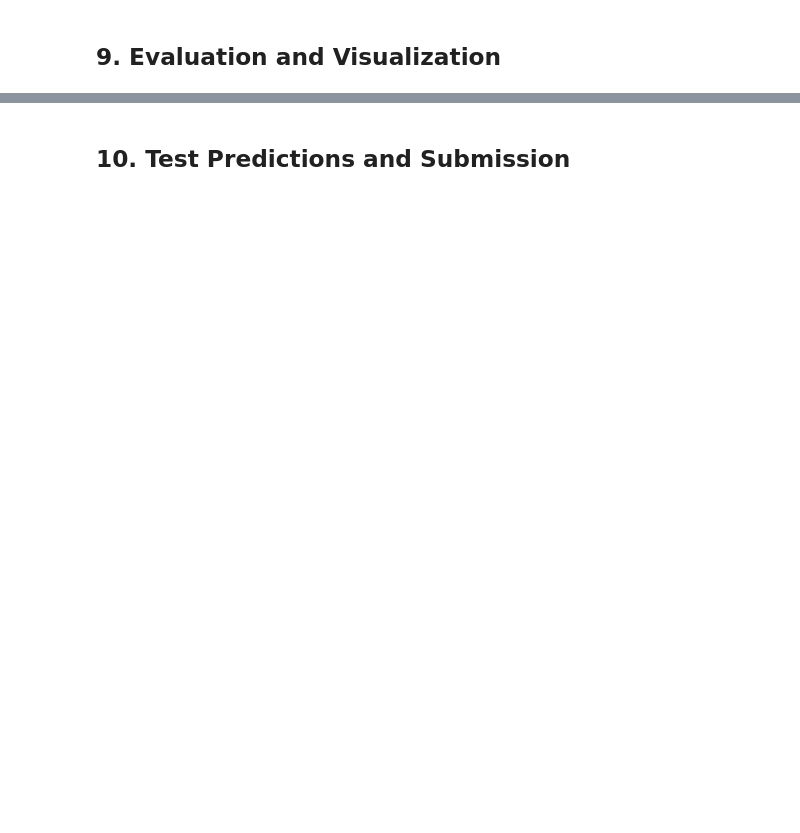
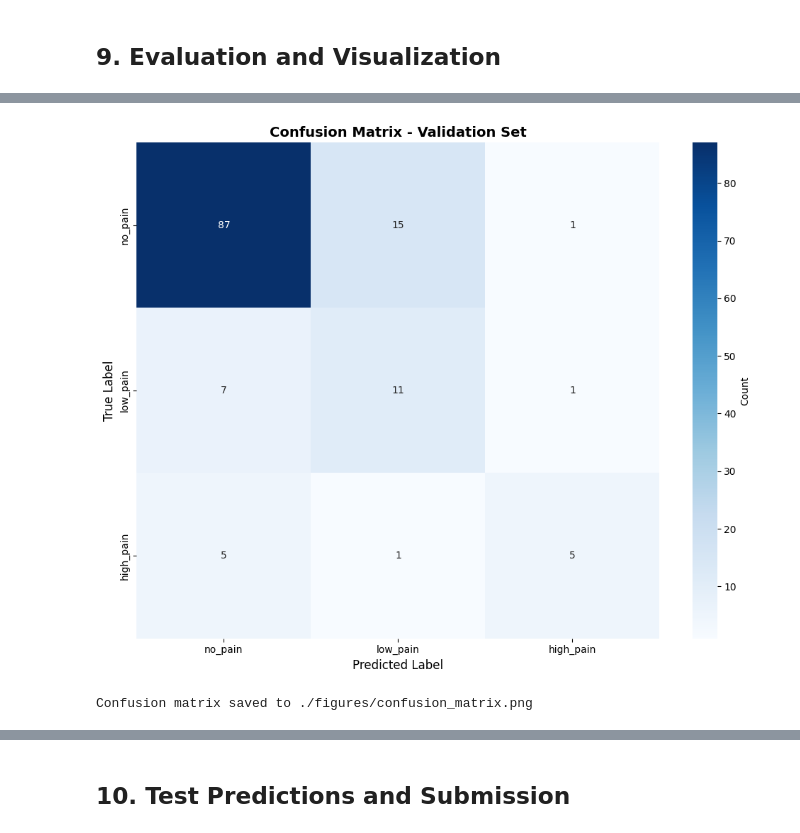
Before and after one commit to FilippoSaccomano/Cracking-Pain-Levels-from-Time-Series-Signals, a Jupyter notebook: pain_classification_pipeline.ipynb, the cells around one changed output, grey strips where cells are left out. Drawn from its saved outputs; the diff is of its cells as text; code cells hidden in the pictures; blank space fills up the shorter version.

```diff
--- a/pain_classification_pipeline.ipynb
+++ b/pain_classification_pipeline.ipynb
@@ -47,3 +775,22 @@ def build_model(input_shape, num_classes, units1=128, units2=64, head_units=64,
 # %%
-# Confusion Matrixy_val_pred = best_model.predict(X_val, verbose=0).argmax(axis=1)cm = confusion_matrix(y_val, y_val_pred)plt.figure(figsize=(10, 8))sns.heatmap(cm, annot=True, fmt='d', cmap='Blues',             xticklabels=range(num_classes),             yticklabels=range(num_classes),            cbar_kws={'label': 'Count'})plt.xlabel('Predicted Label', fontsize=12)plt.ylabel('True Label', fontsize=12)plt.title('Confusion Matrix - Validation Set', fontsize=14, fontweight='bold')plt.tight_layout()plt.savefig('./figures/confusion_matrix.png', dpi=300, bbox_inches='tight')plt.show()print("Confusion matrix saved to ./figures/confusion_matrix.png")
+# Confusion Matrix
+y_val_pred = best_model.predict(X_val, verbose=0).argmax(axis=1)
+cm = confusion_matrix(y_val, y_val_pred, labels=range(num_classes))
+label_names = [id_to_label[i] for i in range(num_classes)]
+
+plt.figure(figsize=(10, 8))
+sns.heatmap(cm, annot=True, fmt='d', cmap='Blues',
+            xticklabels=label_names,
+            yticklabels=label_names,
+            cbar_kws={'label': 'Count'})
+plt.xlabel('Predicted Label', fontsize=12)
+plt.ylabel('True Label', fontsize=12)
+plt.title('Confusion Matrix - Validation Set', fontsize=14, fontweight='bold')
+plt.tight_layout()
+plt.savefig('./figures/confusion_matrix.png', dpi=300, bbox_inches='tight')
+plt.show()
+print("Confusion matrix saved to ./figures/confusion_matrix.png")
+# %% [output]
+[figure, added]
+Confusion matrix saved to ./figures/confusion_matrix.png
 # %%
```
Also changed, not shown: parts of 23 cells of this notebook, 7 other files.
